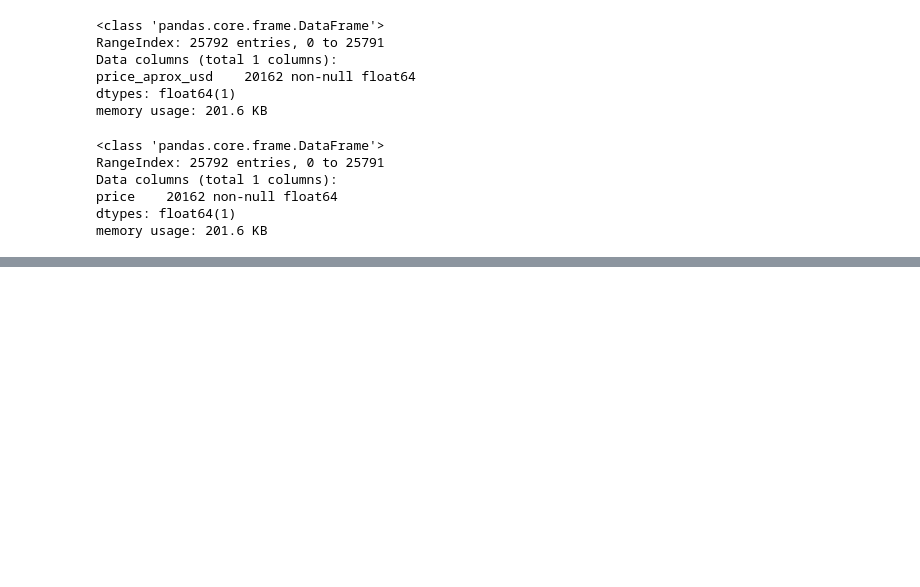
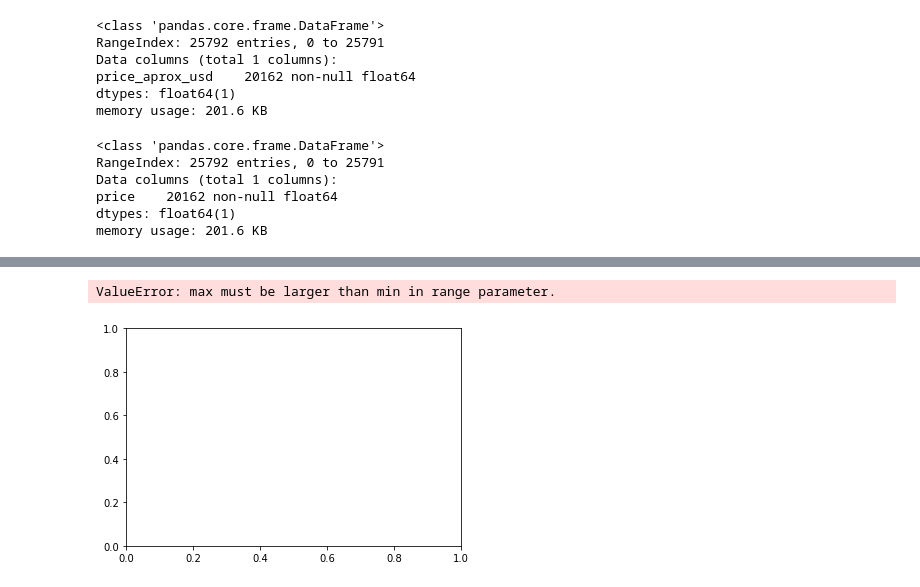
Before and after one commit to ezecarrascosa/DH-DataScience, a Jupyter notebook: Tests properatti (1).ipynb, the cells around one changed output, grey strips where cells are left out. Saved outputs shown, nothing was run; the diff lists cells and outputs as text; code cells hidden in the pictures; blank space fills up the shorter version.

```diff
--- a/Tests properatti (1).ipynb
+++ b/Tests properatti (1).ipynb
@@ -349,0 +273,5 @@ KstestResult(statistic=0.9999900803491717, pvalue=0.0)
+# %%
+plt.hist(df_price['price_aprox_usd'])
+# %% [output]
+ValueError: max must be larger than min in range parameter.
+[figure, added]
```
Also changed, not shown: parts of 62 cells of this notebook.
